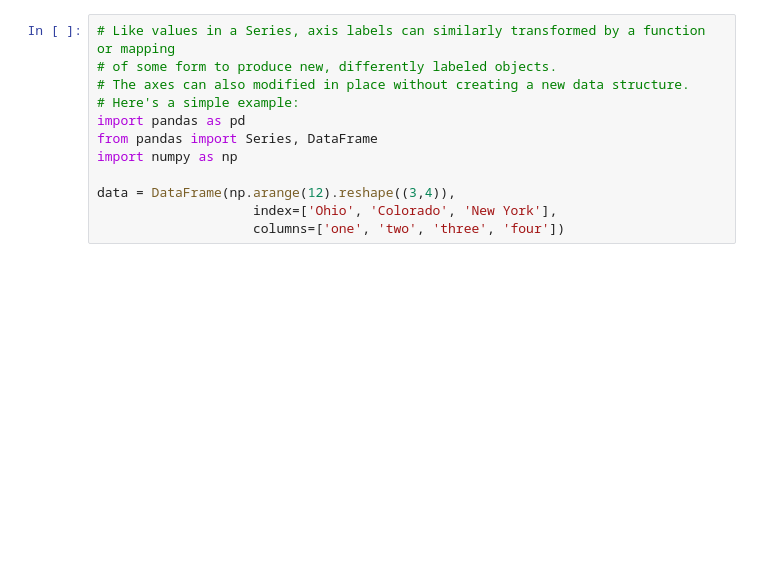
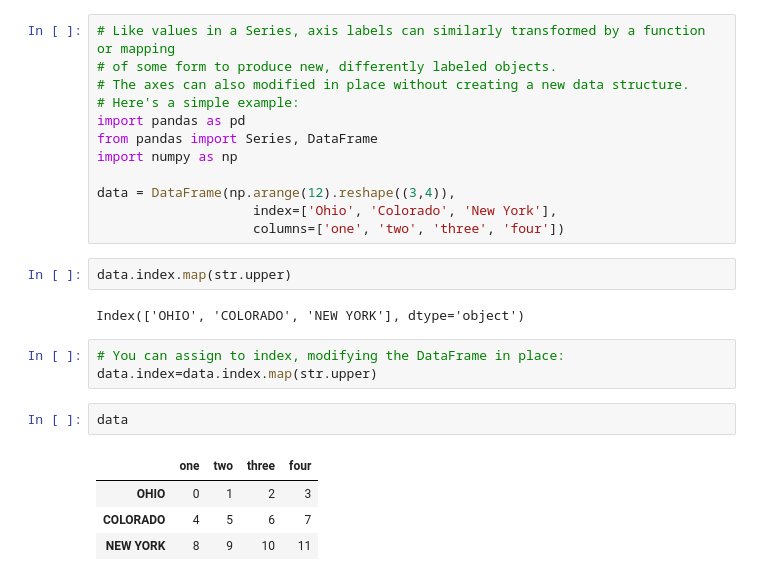
Before and after one commit to ArslanAmanov/Data-Science-Foundations-, a Jupyter notebook: Python for Data Analyses O'reilly_book/ch7_dataWrangling.ipynb, the cells around one changed output. Saved outputs shown, nothing was run; the diff lists cells and outputs as text; blank space fills up the shorter version.

Commit message:
assign to index modifying

```diff
--- a/Python for Data Analyses O'reilly_book/ch7_dataWrangling.ipynb
+++ b/Python for Data Analyses O'reilly_book/ch7_dataWrangling.ipynb
@@ -1056,3 +1056,17 @@ import numpy as np
 data = DataFrame(np.arange(12).reshape((3,4)),
                     index=['Ohio', 'Colorado', 'New York'],
                     columns=['one', 'two', 'three', 'four'])
+# %%
+data.index.map(str.upper)
+# %% [output]
+Index(['OHIO', 'COLORADO', 'NEW YORK'], dtype='object')
+# %%
+# You can assign to index, modifying the DataFrame in place:
+data.index=data.index.map(str.upper)
+# %%
+data
+# %% [output]
+|  | one | two | three | four |
+| OHIO | 0 | 1 | 2 | 3 |
+| COLORADO | 4 | 5 | 6 | 7 |
+| NEW YORK | 8 | 9 | 10 | 11 |
```
